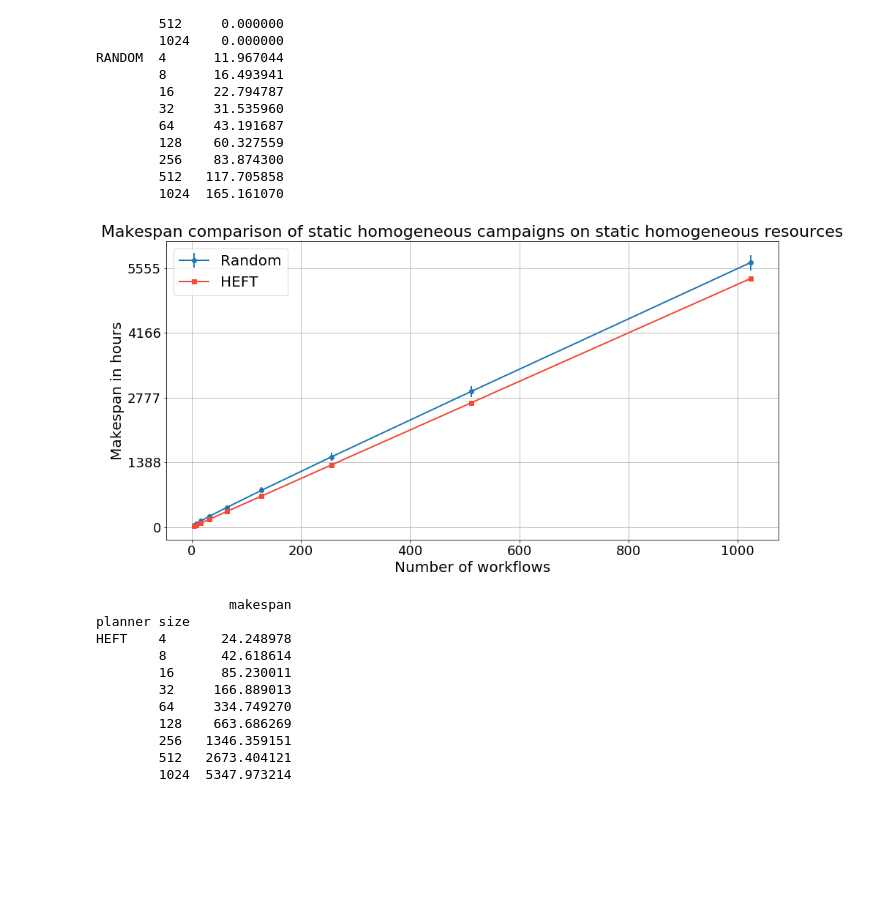
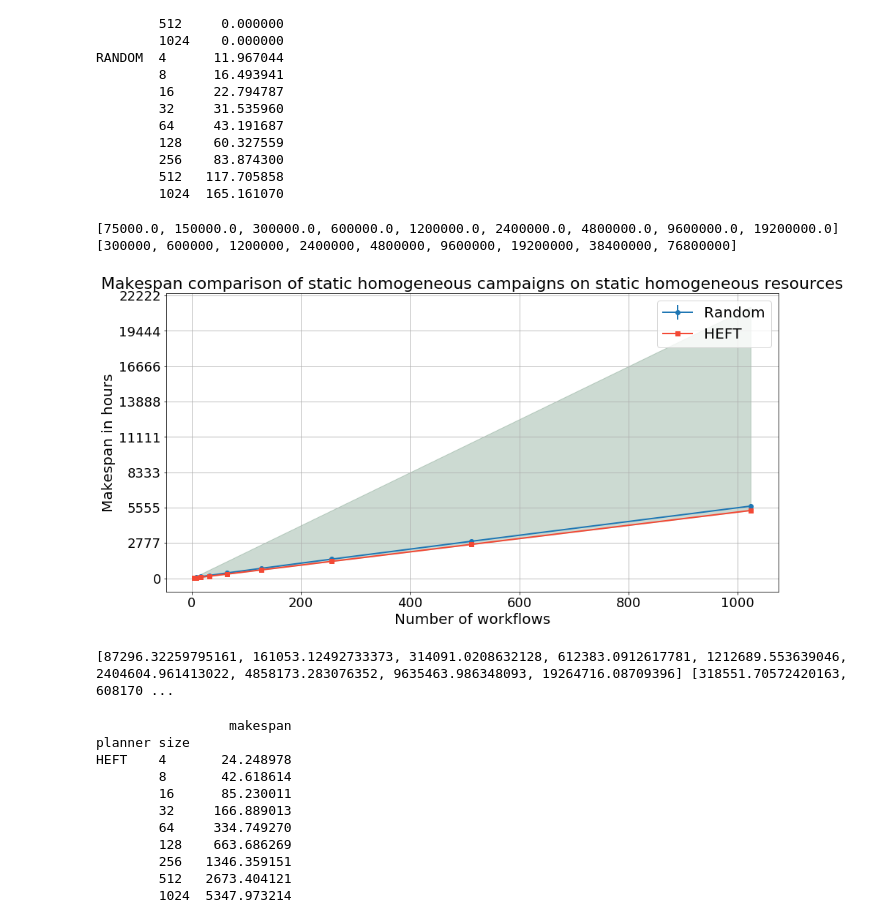
Before and after one commit to radical-project/campaign_manager, a Jupyter notebook: experiments/StaticResourcesExperiments.ipynb, the cells around one changed output. Drawn from its saved outputs; the diff is of its cells as text; code cells hidden in the pictures; blank space fills up the shorter version.

Commit message:
Added fills

```diff
--- a/experiments/StaticResourcesExperiments.ipynb
+++ b/experiments/StaticResourcesExperiments.ipynb
@@ -73,17 +73,30 @@ RANDOM  4      11.967044
         256    83.874300
         512   117.705858
         1024  165.161070
+# %%
+workflows_sizes = [4,8,16,32,64,128,256,512,1024]
+min_vals = []
+max_vals = []
+
+for size in workflows_sizes:
+    min_vals.append(75000 * size / 4)
+    max_vals.append(75000 * size)
+
+print(min_vals, max_vals)
+# %% [output]
+[75000.0, 150000.0, 300000.0, 600000.0, 1200000.0, 2400000.0, 4800000.0, 9600000.0, 19200000.0] [300000, 600000, 1200000, 2400000, 4800000, 9600000, 19200000, 38400000, 76800000]
 # %%
 fig,axis = plt.subplots(nrows=1,ncols=1,figsize=(15,7.5))
 _ = axis.errorbar(StHomoCampaigns_4StHomoResources_makespan_means.xs('RANDOM').index,StHomoCampaigns_4StHomoResources_makespan_means.xs('RANDOM').values,StHomoCampaigns_4StHomoResources_makespan_stds.xs('RANDOM').values,marker='o',label='Random',linewidth=2)
 _ = axis.errorbar(StHomoCampaigns_4StHomoResources_makespan_means.xs('HEFT').index,StHomoCampaigns_4StHomoResources_makespan_means.xs('HEFT').values,marker='s',label='HEFT', color=reds(150),linewidth=2)
+_ = axis.fill_between(workflows_sizes,min_vals, max_vals, color=greens(250), alpha=0.2)
 _ = axis.set_ylabel('Makespan in hours',fontsize=20)
 _ = axis.set_xlabel('Number of workflows',fontsize=20)
 _ = axis.set_xticklabels(axis.get_xticks().astype('int').tolist(),fontsize=18)
 _ = axis.set_yticklabels((axis.get_yticks()/3600).astype('int').tolist(),fontsize=18)
 _ = axis.grid('on')
 _ = axis.set_title('Makespan comparison of static homogeneous campaigns on static homogeneous resources', fontsize=22)
 _ = axis.legend(fontsize=20)
 #fig.savefig('StHomoCampaigns_4StHomoResources.png',bbox_inches='tight')
 # %% [output]
-[figure, old version]
+[figure, new version]
@@ -96,3 +103,38 @@ StHeteroCampaigns_4StHomoResources_makespan_stds = StHeteroCampaigns_4StHomoReso
+# %%
+StHeteroCampaigns_4StHomoResources = pd.read_csv('StHeteroCampaigns_4StHomoResources.csv')
+locs = [0,20000,40000,60000,80000,100000,120000,140000,160000]
+operations = []
+for loc in locs:
+    wsize = StHeteroCampaigns_4StHomoResources.loc[loc]['size']
+    plan = eval(StHeteroCampaigns_4StHomoResources.loc[loc]['plan'])
+    num_oper = []
+    for i in range(wsize):
+        num_oper.append(plan[i][0]['num_oper'])
+    operations.append(num_oper)
+min_vals = []
+max_vals = []
+
+for opers in operations:
+    max_vals.append(sum(opers))
+    equid_dist1 = []
+    equid_dist2 = []
+    equid_dist3 = []
+    equid_dist4 = []
+    opers.sort()
+    for i in range(0,len(opers),4):
+        equid_dist1.append(opers[i + 0])
+        equid_dist2.append(opers[i + 1])
+        equid_dist3.append(opers[i + 2])
+        equid_dist4.append(opers[i + 3])
+    min_vals.append(max(sum(equid_dist1),sum(equid_dist2),sum(equid_dist3),sum(equid_dist4)))
+
+StHeteroCampaigns_4StHomoResources = StHeteroCampaigns_4StHomoResources.drop('plan',axis=1)
+StHeteroCampaigns_4StHomoResources = StHeteroCampaigns_4StHomoResources.groupby(by=['planner','size'])
+StHeteroCampaigns_4StHomoResources_makespan_means = StHeteroCampaigns_4StHomoResources.mean()
+StHeteroCampaigns_4StHomoResources_makespan_stds = StHeteroCampaigns_4StHomoResources.std()
+print(min_vals, max_vals)
+# %% [output]
+[87296.32259795161, 161053.12492733373, 314091.0208632128, 612383.0912617781, 1212689.553639046, 2404604.961413022, 4858173.283076352, 9635463.986348093, 19264716.08709396] [318551.70572420163, 608170 ...
 # %%
 pprint(StHeteroCampaigns_4StHomoResources_makespan_means/3600)
 # %% [output]
```
Also changed, not shown: parts of 7 cells of this notebook.
